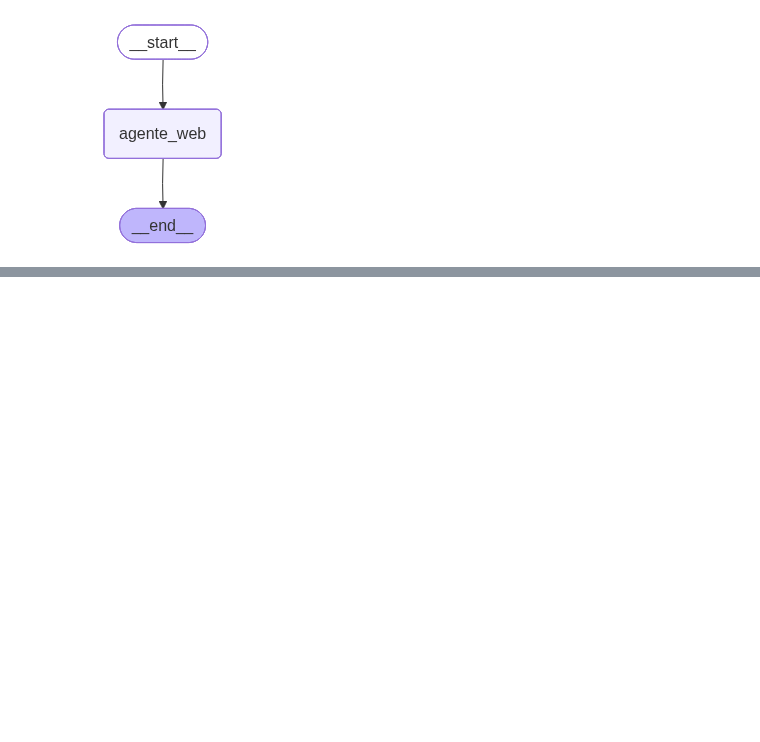
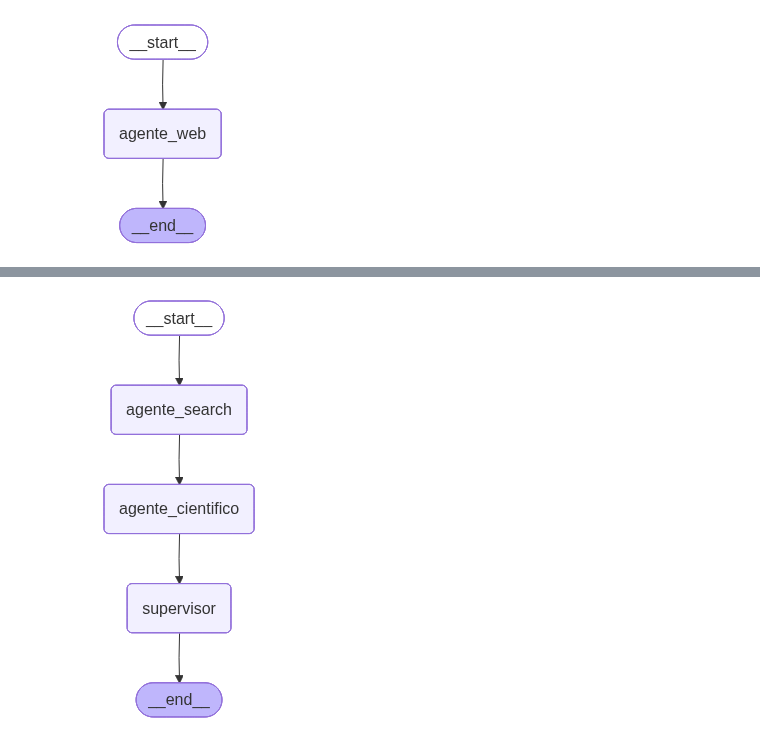
Before and after one commit to AdilsonManuel1/API-NODE-REST, a Jupyter notebook: Maquina1.ipynb, the cells around one changed output, grey strips where cells are left out. Drawn from its saved outputs; the diff is of its cells as text; code cells hidden in the pictures; blank space fills up the shorter version.

```diff
--- a/Maquina1.ipynb
+++ b/Maquina1.ipynb
@@ -664,0 +667,34 @@ Em resumo, a IA é uma ferramenta poderosa que pode ser usada de maneira positiv
+# %%
+def supervisor_node(state : AgentState) -> dict:
+  """
+  Combina os resultados da web e de agentes cientificos e formata a resposta final.
+
+  Args:
+  State (AgentState): O estado atual do agente, contendo o web_: answer, scientific_answer .
+
+  Returns:
+  dict: Um dicionário contendo a resposta final final combinada e formatada.
+  """
+  Web_result = state.get("web_answer", "Não foi realizada pesquisa na Web")
+  scientific_result = state.get("scientific_answer", "Não foi encontrado pesquisa cientifica")
+  final_answer = '## Resultados de pesuisas compbinados \n \n'
+  final_answer += "### Resultados da pesquisa web \n \n"
+  final_answer += Web_result + "\n \n"
+  final_answer += "### Resultados da pesquisa cientifica \n \n"
+  final_answer += scientific_result + "\n \n"
+  return {"final_answer": final_answer}
+# %%
+workflow = StateGraph(AgentState)
+workflow.add_node('agente_search', funcao_agente_web)
+workflow.add_node('agente_cientifico', funcao_agente_cientifico)
+workflow.add_node('supervisor', supervisor_node)
+
+workflow.add_edge(START, "agente_search")
+workflow.add_edge("agente_search", "agente_cientifico")
+workflow.add_edge("agente_cientifico", "supervisor")
+workflow.add_edge("supervisor", END)
+app = workflow.compile()
+# %%
+Image(app.get_graph().draw_mermaid_png())
+# %% [output]
+[figure, added]
```
Also changed, not shown: parts of 19 cells of this notebook.
